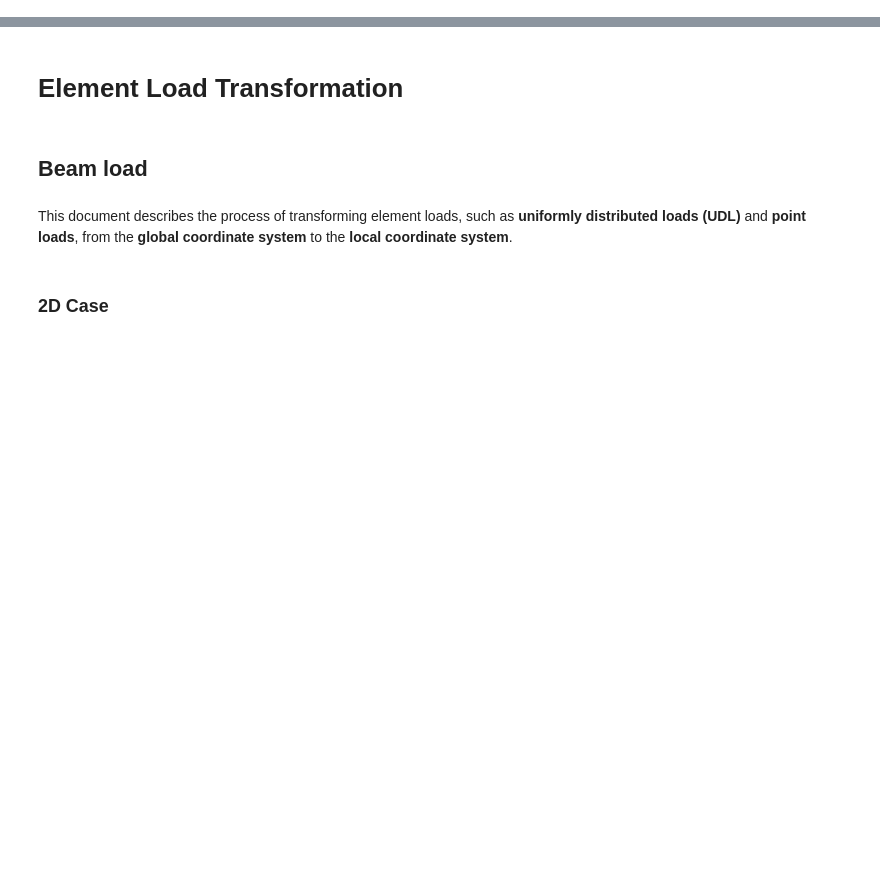
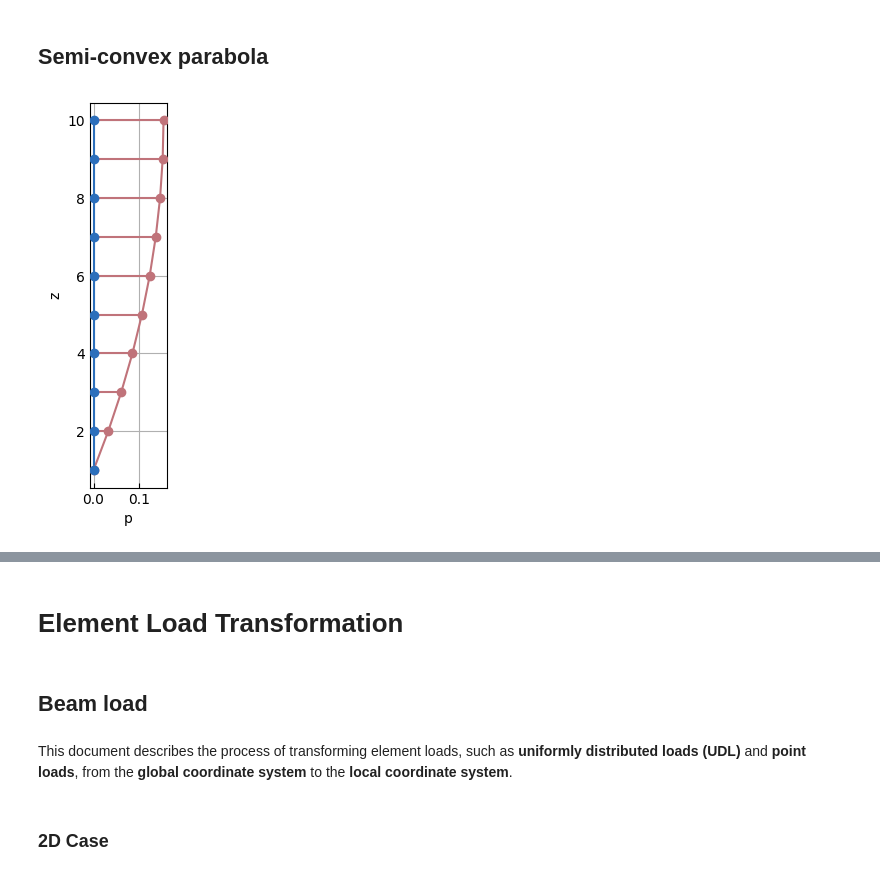
Before and after one commit to yexiang1992/opstool, a Jupyter notebook: docs/src/pre/loads.ipynb, the cells around one changed output, grey strips where cells are left out. Cells and saved outputs as stored; diff of their text form; code cells hidden in the pictures; blank space fills up the shorter version.

```diff
--- a/docs/src/pre/loads.ipynb
+++ b/docs/src/pre/loads.ipynb
@@ -0,0 +50,13 @@
+# %% [markdown]
+## Semi-convex parabola
+# %%
+nodeTags = model()
+node_loads = opst.pre.apply_load_distribution(
+    node_tags=nodeTags,
+    coord_axis="z",
+    load_axis="x",
+    dist_type="half_parabola_convex",
+    plot=True,
+)
+# %% [output]
+[figure, added]
```
Also changed, not shown: parts of 13 cells of this notebook, 8 other files.
